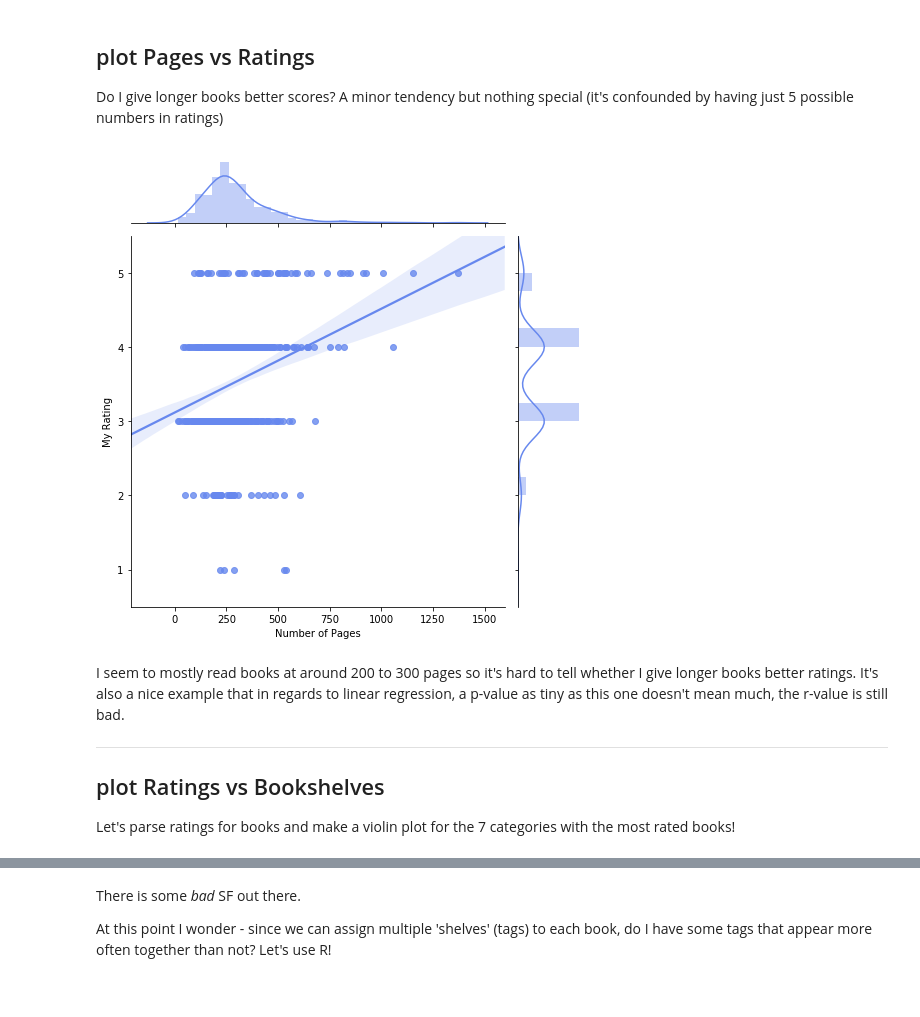
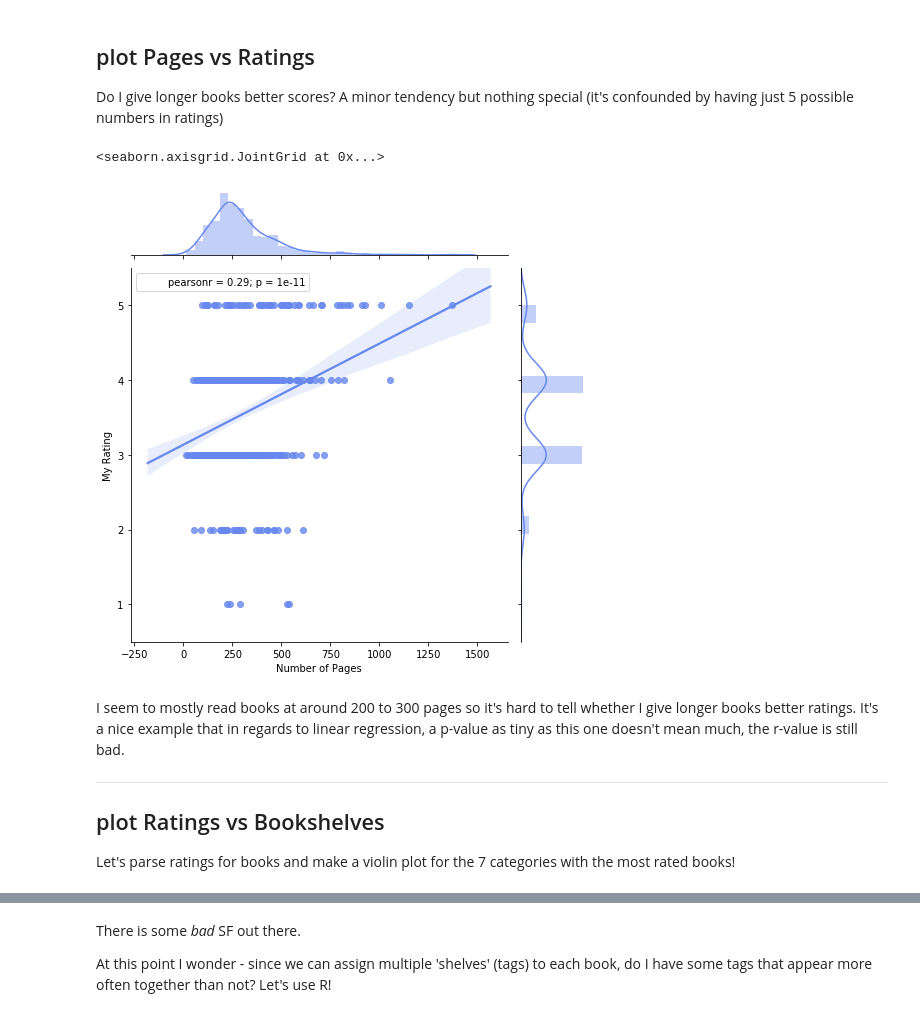
Before and after one commit to philippbayer/Goodreads_visualization, a Jupyter notebook: README.ipynb, the cells around one changed output, grey strips where cells are left out. Saved outputs shown, nothing was run; the diff lists cells and outputs as text; code cells hidden in the pictures.

```diff
--- a/README.ipynb
+++ b/README.ipynb
@@ -131,11 +137,14 @@ In my case, the data is not normally distributed (in other words, the book score
 
 Do I give longer books better scores? A minor tendency but nothing special (it's confounded by having just 5 possible numbers in ratings)
 # %%
-g = sns.jointplot("Number of Pages", "My Rating", data=cleaned_df, kind="reg", size=7, ylim=[0.5,5.5])
+g = sns.jointplot("Number of Pages", "My Rating", data=cleaned_df, kind="reg", height=7, ylim=[0.5,5.5])
+g.annotate(scipy.stats.pearsonr)
 # %% [output]
+<seaborn.axisgrid.JointGrid at 0x...>
-[figure, old version]
+[figure, new version]
 # %% [markdown]
-I seem to mostly read books at around 200 to 300 pages so it's hard to tell whether I give longer books better ratings. It's also a nice example that in regards to linear regression, a p-value as tiny as this one doesn't mean much, the r-value is still bad.
+I seem to mostly read books at around 200 to 300 pages so it's hard to tell whether I give longer books better ratings.
+It's a nice example that in regards to linear regression, a p-value as tiny as this one doesn't mean much, the r-value is still bad.
 
 ***
 
```
Also changed, not shown: parts of 29 cells of this notebook, 24 other files.
